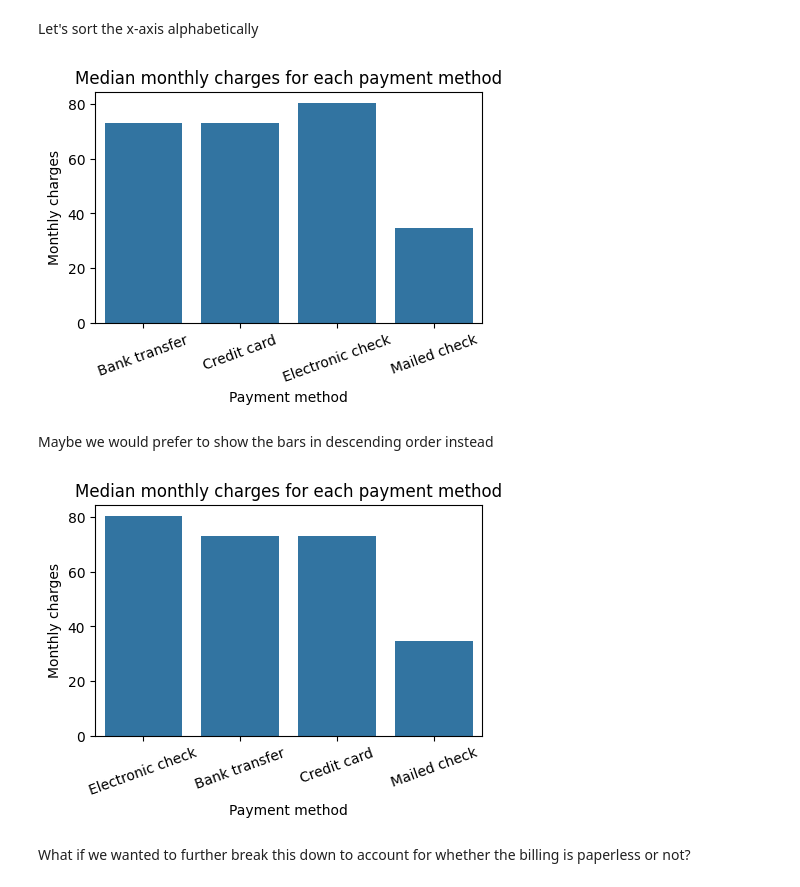
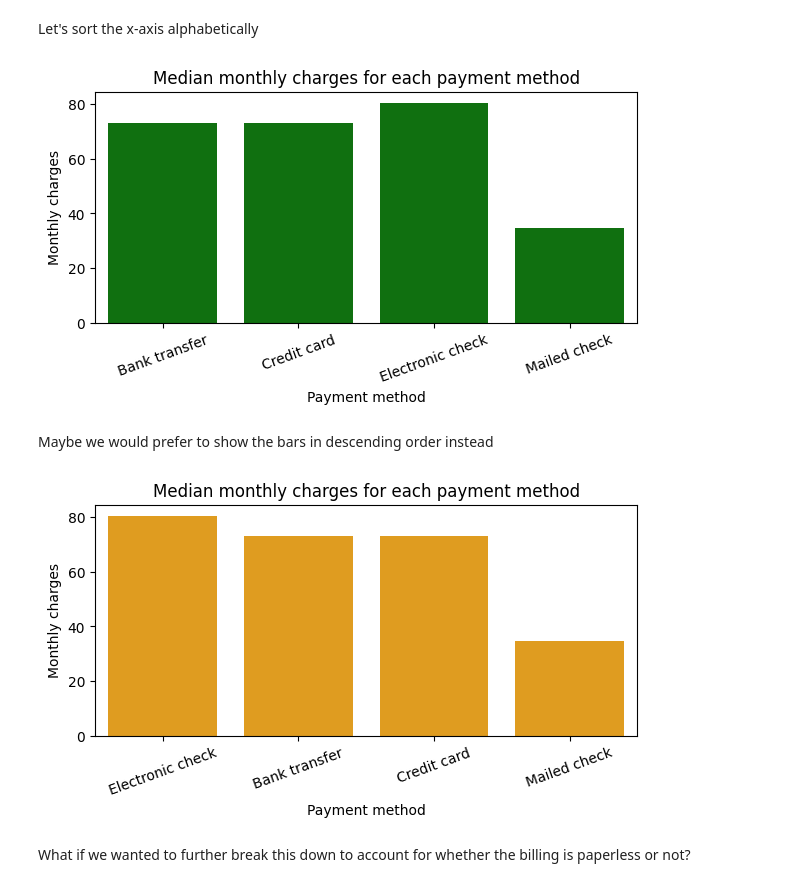
Before and after one commit to gunjanshah80/data_analytics_lab, a Jupyter notebook: Matplotlib_Seaborn_Files/34 Count and bar plots.ipynb, the cells around one changed output. Saved outputs shown, nothing was run; the diff lists cells and outputs as text; code cells hidden in the pictures.

```diff
--- a/Matplotlib_Seaborn_Files/34 Count and bar plots.ipynb
+++ b/Matplotlib_Seaborn_Files/34 Count and bar plots.ipynb
@@ -124,35 +122,37 @@ Passing `palette` without assigning `hue` is deprecated and will be removed in v
 # %% [markdown]
 Let's sort the x-axis alphabetically
 # %%
-plt.figure(figsize = (5, 3))
+plt.figure(figsize = (7, 3))
 sns.barplot(
     data = df,
     x = 'PaymentMethod',
     y = 'MonthlyCharges',
     estimator = 'median',
     errorbar = None,
+    color='green',
     order = sorted(df['PaymentMethod'].unique())  # sorting the bars alphabetically by payment name
 )
 plt.xlabel('Payment method')
 plt.xticks(rotation = 20)
 plt.ylabel('Monthly charges')
 plt.title('Median monthly charges for each payment method')
 plt.show()
 # %% [output]
-[figure, old version]
+[figure, new version]
 # %% [markdown]
 Maybe we would prefer to show the bars in descending order instead
 # %%
 # Calculating the median monthly charges and sorting the DataFrame in descending order based on these charges
 df_median_monthly_charges = df.groupby(['PaymentMethod'])['MonthlyCharges'].median().reset_index().sort_values('MonthlyCharges', ascending = False)
 
-plt.figure(figsize = (5, 3))
+plt.figure(figsize = (7, 3))
 sns.barplot(
     data = df,
     x = 'PaymentMethod',
     y = 'MonthlyCharges',
     estimator = 'median',
     errorbar = None,
+    color='orange',
     order = df_median_monthly_charges['PaymentMethod']  # ordering payment methods in descending order of their median monthly charges
 )
 plt.xlabel('Payment method')
@@ -161,7 +161,7 @@ plt.ylabel('Monthly charges')
 plt.title('Median monthly charges for each payment method')
 plt.show()
 # %% [output]
-[figure, old version]
+[figure, new version]
 # %% [markdown]
 What if we wanted to further break this down to account for whether the billing is paperless or not?
 # %%
```
Also changed, not shown: parts of 1 cell of this notebook.
